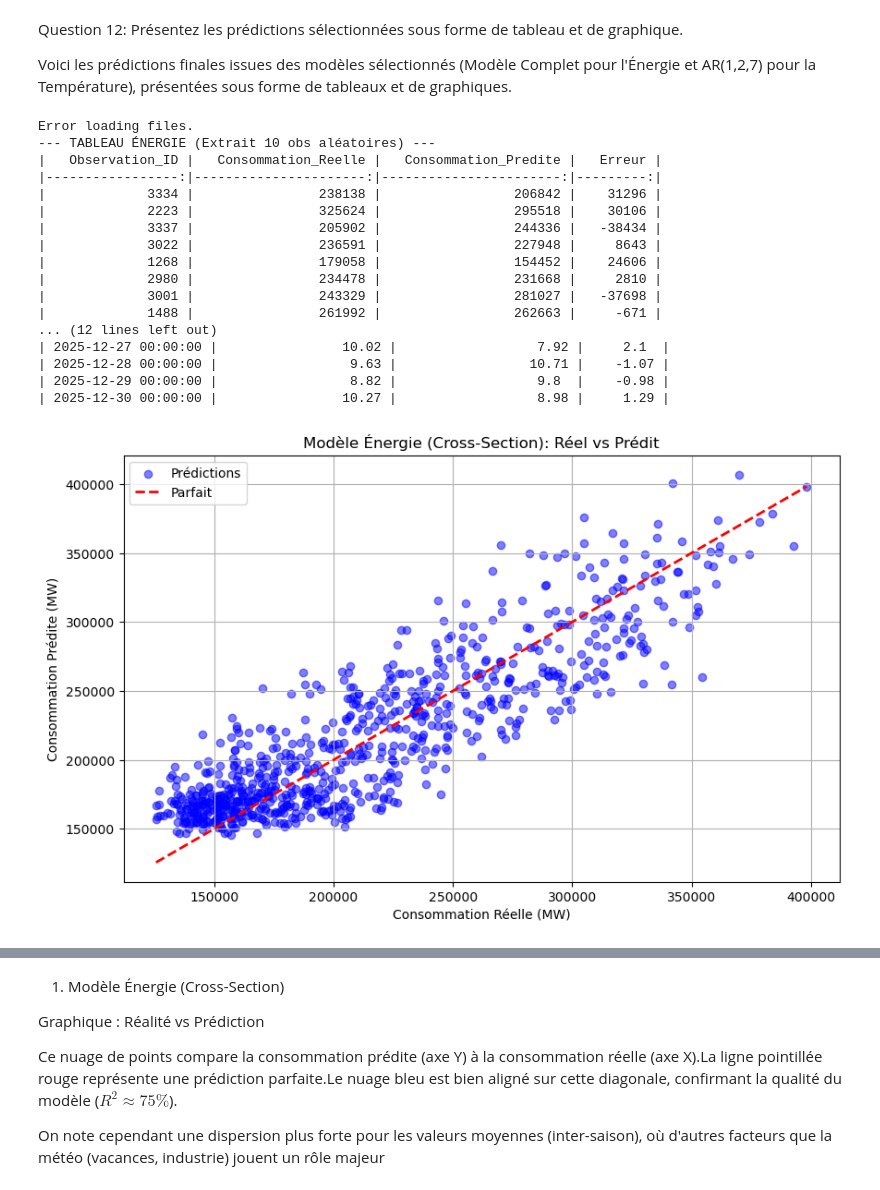
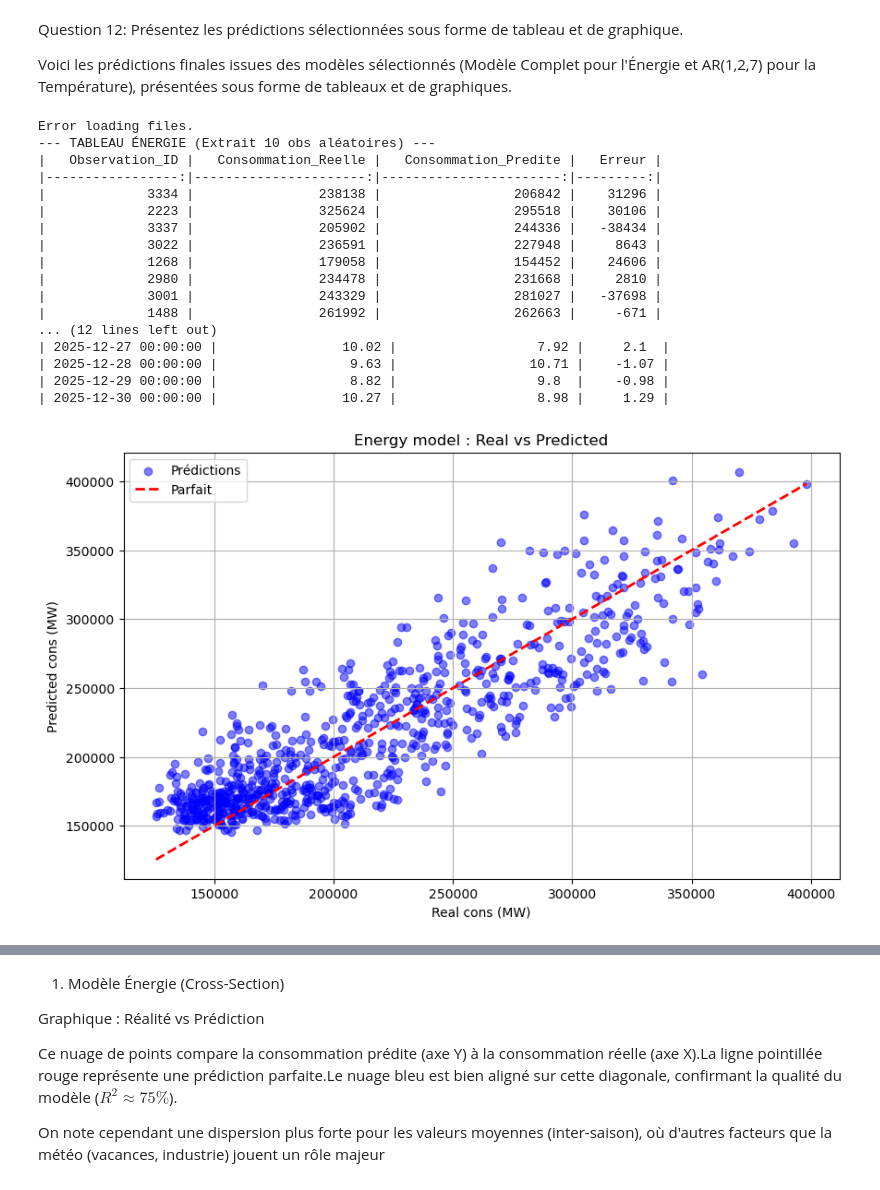
Before and after one commit to Nohalito/Weather-prediction, a Jupyter notebook: notebooks/03.2_Modeling_Paligwende.ipynb, the cells around one changed output, grey strips where cells are left out. Saved outputs shown, nothing was run; the diff lists cells and outputs as text; code cells hidden in the pictures.

```diff
--- a/notebooks/03.2_Modeling_Paligwende.ipynb
+++ b/notebooks/03.2_Modeling_Paligwende.ipynb
@@ -725,9 +725,9 @@ plt.figure(figsize=(10, 6))
 # Plot actual vs predicted
 plt.scatter(y_test_cs, pred_cs, alpha=0.5, color='blue', label='Prédictions')
 plt.plot([y_test_cs.min(), y_test_cs.max()], [y_test_cs.min(), y_test_cs.max()], 'r--', lw=2, label='Parfait')
-plt.xlabel('Consommation Réelle (MW)')
-plt.ylabel('Consommation Prédite (MW)')
-plt.title('Modèle Énergie (Cross-Section): Réel vs Prédit')
+plt.xlabel('Real cons (MW)')
+plt.ylabel('Predicted cons (MW)')
+plt.title('Energy model : Real vs Predicted')
 plt.legend()
 plt.grid(True)
 plt.savefig('../results/figures/Paligwende_selected_prediction_energy.png')
@@ -776,34 +776,34 @@ plt.xlabel('Temps (Jours - Echantillon Test)')
 plt.ylabel('Température (°C)')
 plt.title('Modèle Température (Série Temporelle): Prévisions (Zoom 100 derniers jours)')
 plt.legend()
 plt.grid(True)
 plt.savefig('../results/figures/Paligwende_selected_prediction_temp.png')
 
 # Output Tables
 print("--- TABLEAU ÉNERGIE (Extrait 10 obs aléatoires) ---")
 print(table_cs.sample(10, random_state=42).to_markdown(index=False))
 
 print("\n--- TABLEAU TEMPÉRATURE (Derniers 10 jours) ---")
 print(table_ts.tail(10).round(2).to_markdown(index=False))
 # %% [output]
 Error loading files.
 --- TABLEAU ÉNERGIE (Extrait 10 obs aléatoires) ---
 |   Observation_ID |   Consommation_Reelle |   Consommation_Predite |   Erreur |
 |-----------------:|----------------------:|-----------------------:|---------:|
 |             3334 |                238138 |                 206842 |    31296 |
 |             2223 |                325624 |                 295518 |    30106 |
 |             3337 |                205902 |                 244336 |   -38434 |
 |             3022 |                236591 |                 227948 |     8643 |
 |             1268 |                179058 |                 154452 |    24606 |
 |             2980 |                234478 |                 231668 |     2810 |
 |             3001 |                243329 |                 281027 |   -37698 |
 |             1488 |                261992 |                 262663 |     -671 |
 ... (12 lines left out)
 | 2025-12-27 00:00:00 |                10.02 |                  7.92 |     2.1  |
 | 2025-12-28 00:00:00 |                 9.63 |                 10.71 |    -1.07 |
 | 2025-12-29 00:00:00 |                 8.82 |                  9.8  |    -0.98 |
 | 2025-12-30 00:00:00 |                10.27 |                  8.98 |     1.29 |
-[figure, old version]
+[figure, new version]
 [figure]
 # %% [markdown]
 1. Modèle Énergie (Cross-Section)
```
Also changed, not shown: parts of 2 cells of this notebook, 9 other files.
